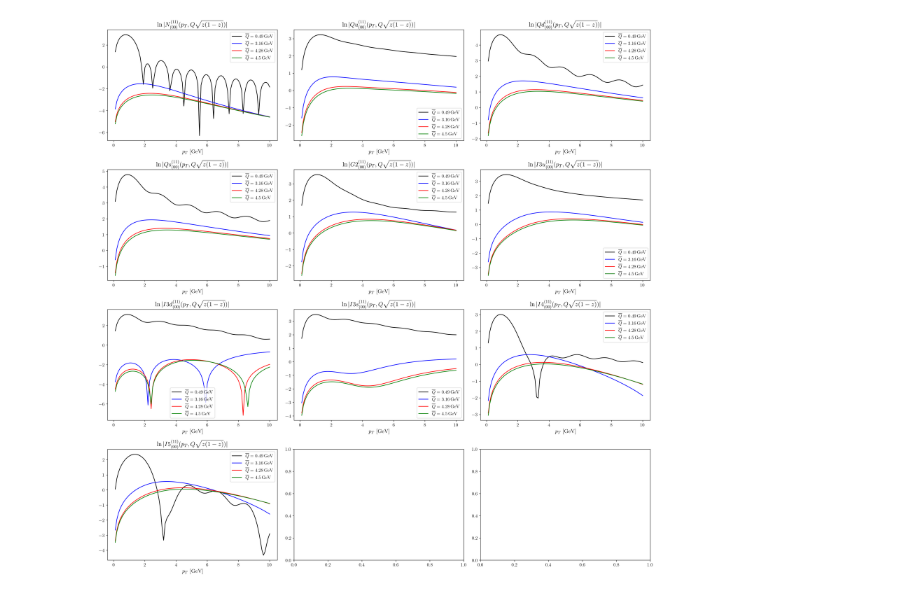
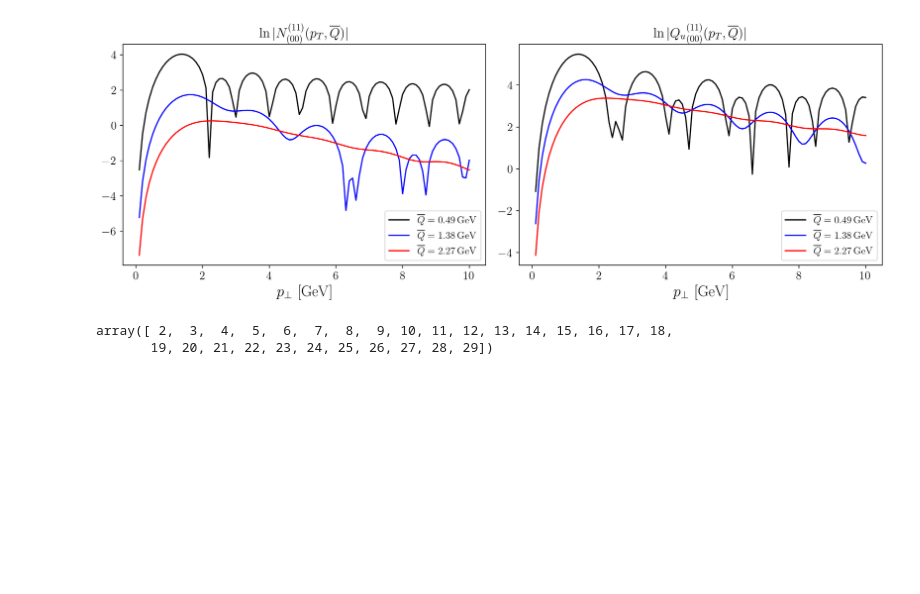
Before and after one commit to brandonmanley/dijet_DSA, a Jupyter notebook: bmanley/oscillation.ipynb, the cells around one changed output. Drawn from its saved outputs; the diff is of its cells as text; code cells hidden in the pictures; blank space fills up the shorter version.

```diff
--- a/bmanley/oscillation.ipynb
+++ b/bmanley/oscillation.ipynb
@@ -23,7 +23,7 @@ plt.rcParams["text.latex.preamble"] = r"\usepackage{amsmath}"
 
 pT_values = np.linspace(0.1, 10, 100)
 Q_values = np.linspace(1, 10, 100)
-fb_kins = dijet.Kinematics(z=0.4, x=0.01)
+fb_kins = dijet.Kinematics(z=0.4, x=0.001)
 
 pT_grid = np.zeros((100, 100))
 Q_grid = np.zeros((100, 100))
@@ -31,6 +31,7 @@ Q_grid = np.zeros((100, 100))
 
 dj = dijet.DIJET(constrained_moments=True)
 dj.load_params('replica_params_pp.csv')
+dj.set_params(3)
 
 fb_values = {}
 amps = ['N', 'Qu', 'Qd', 'Qs', 'G2', 'I3u', 'I3d', 'I3s', 'I4', 'I5']
@@ -49,7 +50,7 @@ for i, pT in enumerate(pT_values):
         # fb_kins.x = 0.001
 
         for amp in amps:
-            fb_values[amp][i,j] = np.log(np.abs(dj.fourier_bessel(fb_kins, [[1,1,0,0]], amp)))
+            fb_values[amp][i,j] = np.log(np.abs(dj.fourier_bessel(fb_kins, [[2,1,1,0]], amp)))
 # %% [output]
 Using constrained moment parameters
 loaded N(r^2, s) data from narr_ymin4.61_ymax14.91_AAMS09.dat
@@ -63,19 +65,21 @@ loaded random moment params from /dipoles/moment_params_pp.csv
 # make fb contour plot
 asp_ratio = 4/3
 psize = 5
-fig, ax = plt.subplots(4, 3, figsize=(asp_ratio*psize*3, psize*4))
+nrows, ncols = 5,2
+fig, ax = plt.subplots(nrows, ncols, figsize=(asp_ratio*psize*ncols, psize*nrows))
 
-axs = [[0,0], [0,1], [0,2], [1,0], [1,1], [1,2], [2,0], [2,1], [2,2], [3,0]]
+axs = [[irow, icol] for irow in range(nrows) for icol in range(ncols)]
+amp_strs = ['N', r'Q_u', r'Q_d', r'Q_s', r'G_2', r'I_{{3 u}}', r'I_{{3 d}}', r'I_{{3 s}}', r'I_4', r'I_5']
 for i, amp in enumerate(amps):
     if i == 0:
-        contour = ax[*axs[i]].contourf(pT_grid, Q_grid, fb_values[amp], levels=300, cmap='plasma')  # More levels = smoother
+        contour = ax[*axs[i]].contourf(pT_grid, Q_grid, fb_values[amp], levels=100, cmap='plasma')
     else:
-        ax[*axs[i]].contourf(pT_grid, Q_grid, fb_values[amp], levels=300, cmap='plasma')  # More levels = smoother
+        ax[*axs[i]].contourf(pT_grid, Q_grid, fb_values[amp], levels=100, cmap='plasma')
 
     cbar = fig.colorbar(contour, ax=ax[*axs[i]])
-    ax[*axs[i]].set_xlabel(r'$p_T\,\,[\mathrm{GeV}]$')
-    ax[*axs[i]].set_ylabel(r'$Q \sqrt{z(1-z)} \,\,[\mathrm{GeV}]$')
-    ax[*axs[i]].set_title(fr'$\ln|{amp}^{{(11)}}_{{(00)}} (p_T, Q \sqrt{{z(1-z)}})|$')
+    ax[*axs[i]].set_xlabel(r'$p_{\perp} \,\,[\mathrm{GeV}]$')
+    ax[*axs[i]].set_ylabel(r'$\overline {{ Q}} = Q \sqrt{z(1-z)} \,\,[\mathrm{GeV}]$')
+    ax[*axs[i]].set_title(fr'$\ln|{{ {amp_strs[i]} }}^{{(11)}}_{{(00)}} \left( p_{{\perp}}, \overline {{ Q }}  \right)|$')
 
 # fig.savefig('fb_oscillation_map.png', dpi=700)
 
@@ -86,24 +90,32 @@ plt.show()
 # %%
 # make fb slice plots
 asp_ratio = 4/3
 psize = 5
-fig, ax = plt.subplots(4, 3, figsize=(asp_ratio*psize*3, psize*4))
+nrows, ncols = 1,2
+fig, ax = plt.subplots(nrows, ncols, figsize=(asp_ratio*psize*ncols, psize*nrows))
 
-axs = [[0,0], [0,1], [0,2], [1,0], [1,1], [1,2], [2,0], [2,1], [2,2], [3,0]]
+axs = [[irow, icol] for irow in range(nrows) for icol in range(ncols)]
+axs = [icol for icol in range(ncols)]
+colors = ['black', 'blue', 'red', 'green']
 for i, amp in enumerate(amps):
+    if i > 1: break
+    for iQ, j in enumerate([0, 20, 40]):
+        ax[axs[i]].plot(pT_grid[:,0], fb_values[amp][:,j], color=colors[iQ], label=rf'$\overline Q =  {round(Q_grid[0,j], 2)} \, \mathrm{{GeV}}$')
 
-    colors = ['black', 'blue', 'red', 'green']
-    for iQ, j in enumerate([0, 60, 85, 90]):
-        ax[*axs[i]].plot(pT_grid[:,0], fb_values[amp][:,j], color=colors[iQ], label=rf'$\overline Q =  {round(Q_grid[0,j], 2)} \, \mathrm{{GeV}}$')
-
-    ax[*axs[i]].set_xlabel(r'$p_T\,\,[\mathrm{GeV}]$')
-    ax[*axs[i]].set_title(fr'$\ln|{amp}^{{(11)}}_{{(00)}} (p_T, Q \sqrt{{z(1-z)}})|$')
-    ax[*axs[i]].legend()
+    ax[axs[i]].set_xlabel(r'$p_\perp \,\,[\mathrm{GeV}]$')
+    ax[axs[i]].set_title(fr'$\ln|{{ {amp_strs[i]} }} ^{{(11)}}_{{(00)}} (p_T, \overline {{ Q }} )|$')
+    ax[axs[i]].legend()
 
 
-# fig.savefig('fb_oscillation_map.png', dpi=700)
 
 plt.tight_layout()
 plt.show()
+
+fig.savefig('fb_oscillation.pdf', dpi=700)
 # %% [output]
-[figure, old version]
+[figure, new version]
+# %%
+np.arange(2, 30)
+# %% [output]
+array([ 2,  3,  4,  5,  6,  7,  8,  9, 10, 11, 12, 13, 14, 15, 16, 17, 18,
+       19, 20, 21, 22, 23, 24, 25, 26, 27, 28, 29])
```
Also changed, not shown: parts of 3 cells of this notebook, 18 other files.
